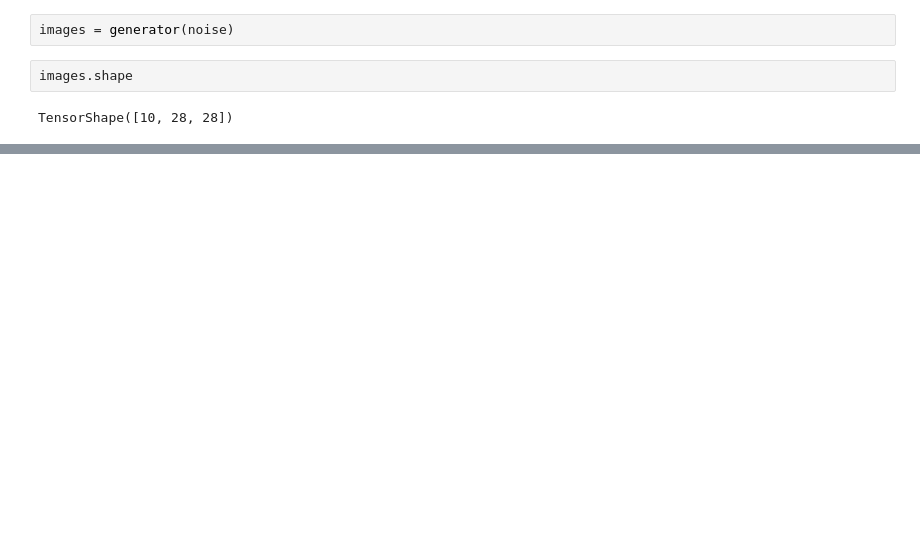
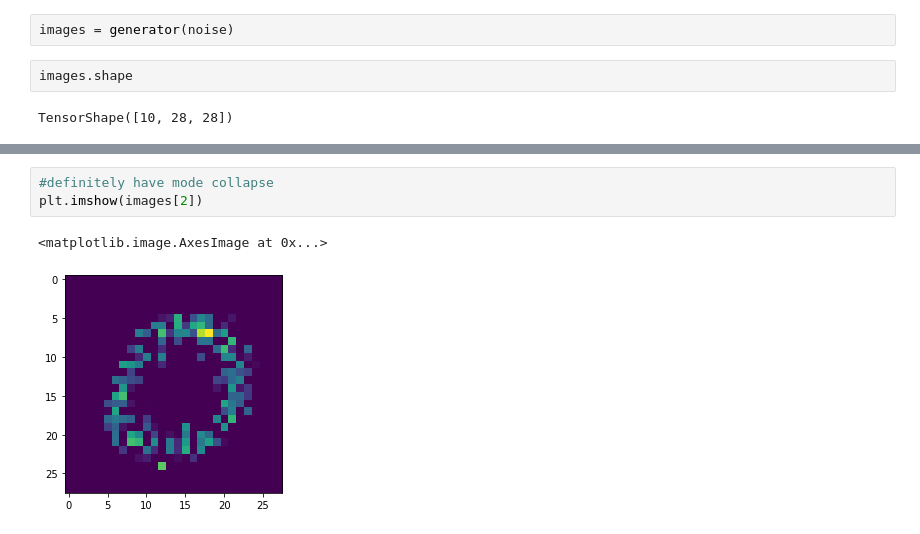
Before and after one commit to notval98/TensorFlow, a Jupyter notebook: gan/gan_practice.ipynb, the cells around one changed output, grey strips where cells are left out. Cells and saved outputs as stored; diff of their text form; blank space fills up the shorter version.

Commit message:
got better results?
restarted the kernel and learned for more epochs and that seemed to do the trick. still have mode collapse

```diff
--- a/gan/gan_practice.ipynb
+++ b/gan/gan_practice.ipynb
@@ -148,0 +150,6 @@ plt.imshow(images[1])
+# %%
+#definitely have mode collapse
+plt.imshow(images[2])
+# %% [output]
+<matplotlib.image.AxesImage at 0x...>
+[figure, added]
```
Also changed, not shown: parts of 4 cells of this notebook.
